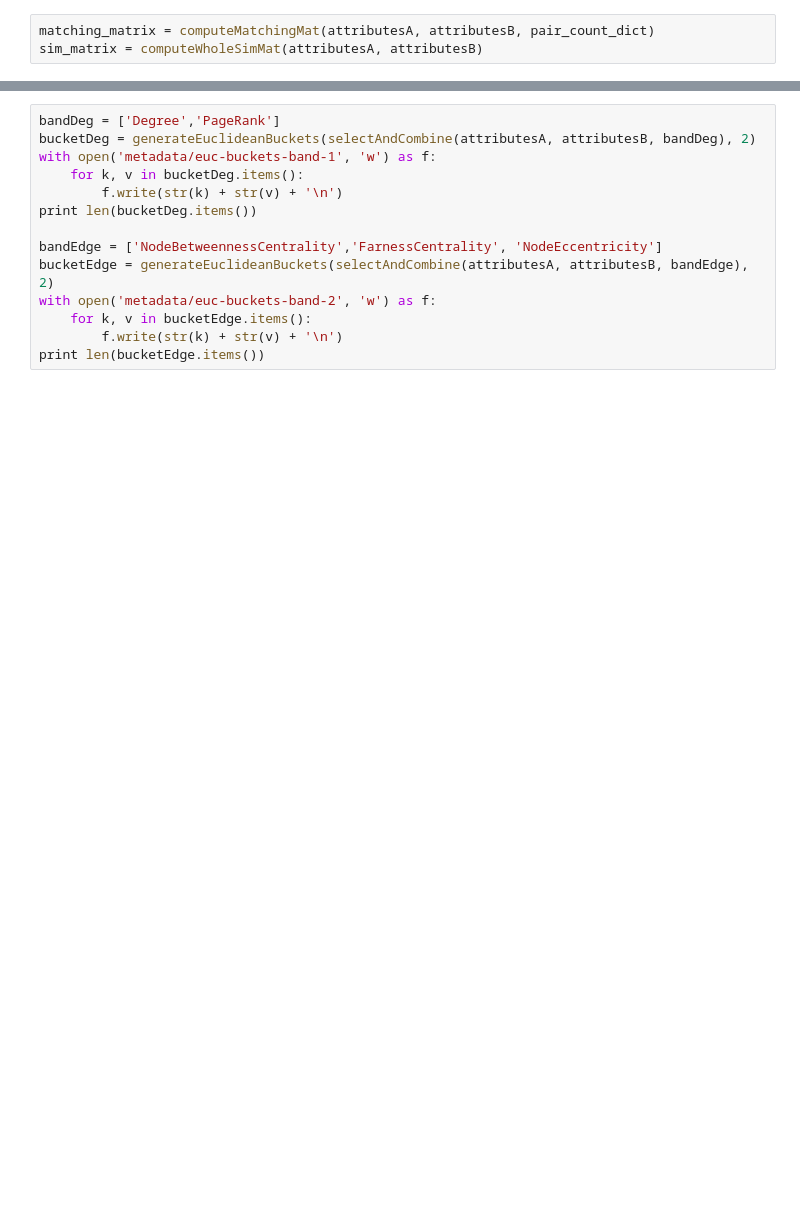
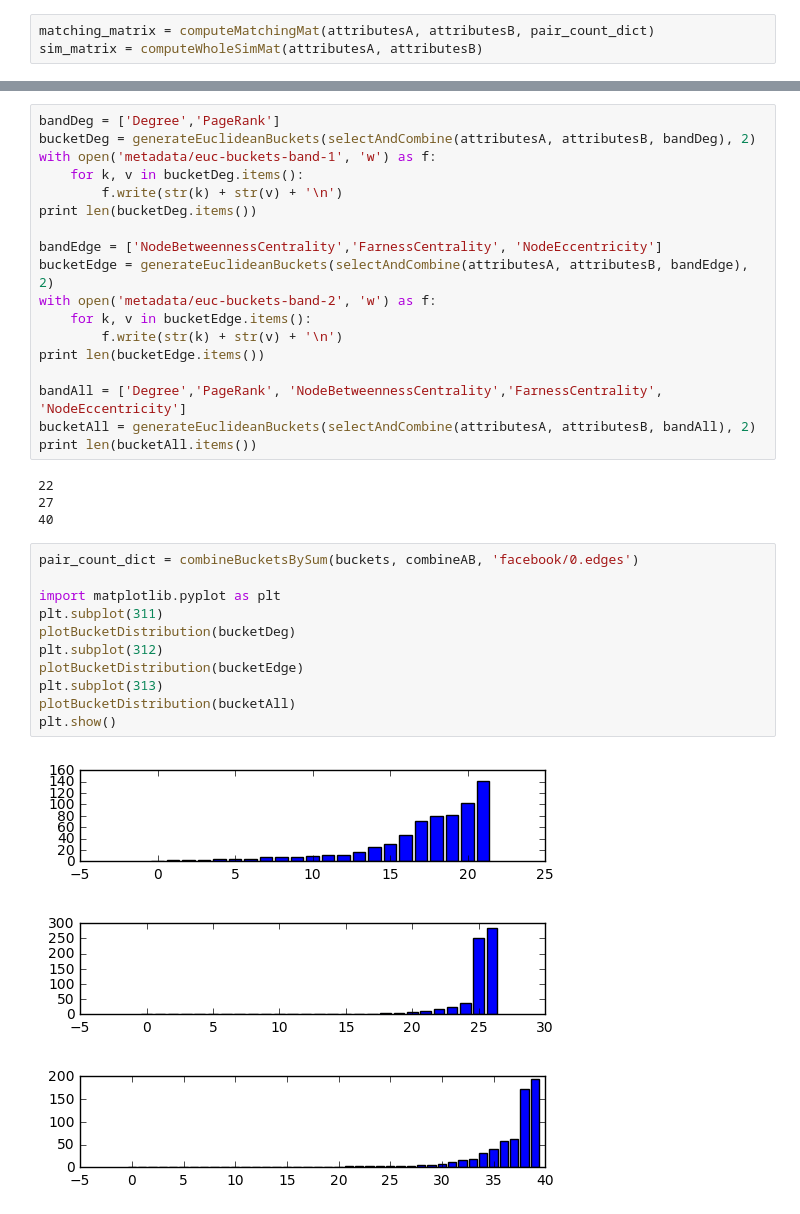
Before and after one commit to whus6207/graph_align_lsh, a Jupyter notebook: graph alignment using LSH(undirected).ipynb, the cells around one changed output, grey strips where cells are left out. Drawn from its saved outputs; the diff is of its cells as text; blank space fills up the shorter version.

```diff
--- a/graph alignment using LSH(undirected).ipynb
+++ b/graph alignment using LSH(undirected).ipynb
@@ -103,3 +133,26 @@ with open('metadata/euc-buckets-band-2', 'w') as f:
     for k, v in bucketEdge.items():
         f.write(str(k) + str(v) + '\n')
 print len(bucketEdge.items())
+
+bandAll = ['Degree','PageRank', 'NodeBetweennessCentrality','FarnessCentrality', 'NodeEccentricity']
+bucketAll = generateEuclideanBuckets(selectAndCombine(attributesA, attributesB, bandAll), 2)
+print len(bucketAll.items())
+# %% [output]
+22
+27
+40
+# %%
+pair_count_dict = combineBucketsBySum(buckets, combineAB, 'facebook/0.edges')
+
+import matplotlib.pyplot as plt
+plt.subplot(311)
+plotBucketDistribution(bucketDeg)
+plt.subplot(312)
+plotBucketDistribution(bucketEdge)
+plt.subplot(313)
+plotBucketDistribution(bucketAll)
+plt.show()
+# %% [output]
+[figure, added]
+[figure, added]
+[figure, added]
```
Also changed, not shown: parts of 8 cells of this notebook, 1 other file.
